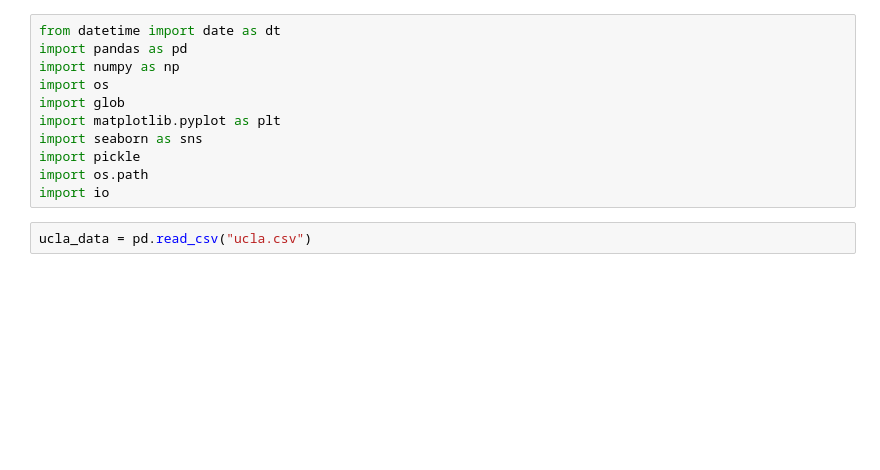
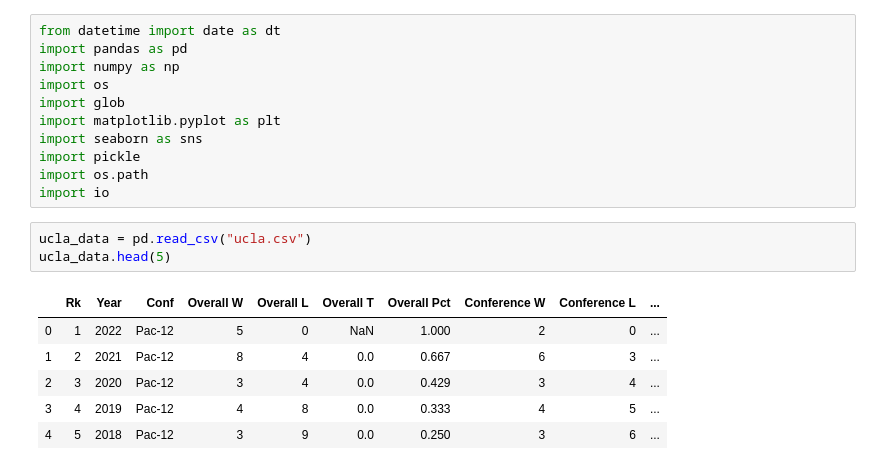
Before and after one commit to JoeFregault/Los-Angeles-College-Football-vs-NFL, a Jupyter notebook: Loading in CFB & NFL Data.ipynb, the cells around one changed output. Cells and saved outputs as stored; diff of their text form; blank space fills up the shorter version.

```diff
--- a/Loading in CFB & NFL Data.ipynb
+++ b/Loading in CFB & NFL Data.ipynb
@@ -11,3 +11,11 @@ import os.path
 import io
 # %%
 ucla_data = pd.read_csv("ucla.csv")
+ucla_data.head(5)
+# %% [output]
+|  | Rk | Year | Conf | Overall W | Overall L | Overall T | Overall Pct | Conference W | Conference L | ... |
+| 0 | 1 | 2022 | Pac-12 | 5 | 0 | NaN | 1.000 | 2 | 0 | ... |
+| 1 | 2 | 2021 | Pac-12 | 8 | 4 | 0.0 | 0.667 | 6 | 3 | ... |
+| 2 | 3 | 2020 | Pac-12 | 3 | 4 | 0.0 | 0.429 | 3 | 4 | ... |
+| 3 | 4 | 2019 | Pac-12 | 4 | 8 | 0.0 | 0.333 | 4 | 5 | ... |
+| 4 | 5 | 2018 | Pac-12 | 3 | 9 | 0.0 | 0.250 | 3 | 6 | ... |
```
Also changed, not shown: parts of 4 cells of this notebook, 1 other file.
